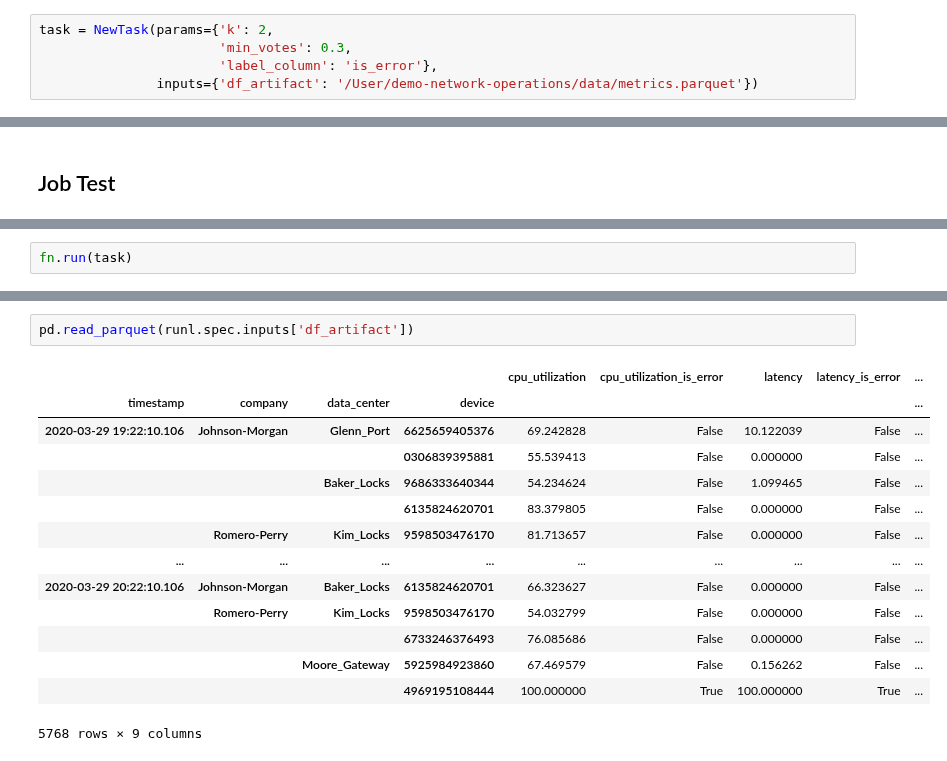
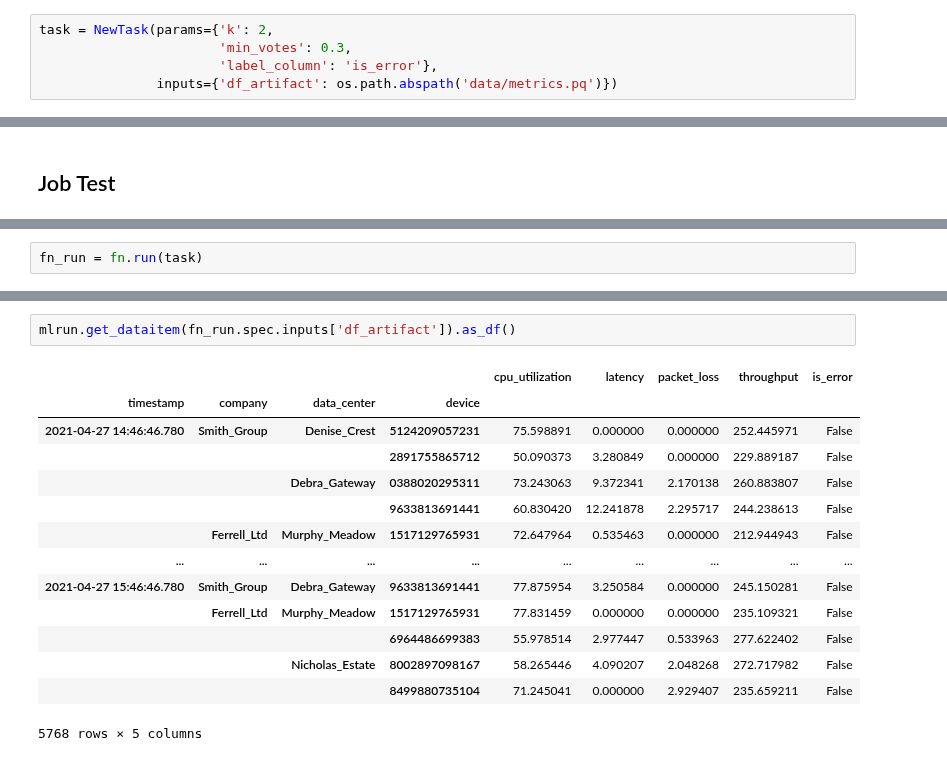
Before and after one commit to mlrun/functions, a Jupyter notebook: feature_selection/feature_selection.ipynb, the cells around one changed output, grey strips where cells are left out. Drawn from its saved outputs; the diff is of its cells as text.

Commit message:
df artifact brought through as_df api

```diff
--- a/feature_selection/feature_selection.ipynb
+++ b/feature_selection/feature_selection.ipynb
@@ -250,7 +248,7 @@ mlconf.db_path = 'http://mlrun-api:8080'
 task = NewTask(params={'k': 2,
                        'min_votes': 0.3,
                        'label_column': 'is_error'},
-               inputs={'df_artifact': '/User/demo-network-operations/data/metrics.parquet'})
+               inputs={'df_artifact': os.path.abspath('data/metrics.pq')})
 # %%
 runl = run_local(task=task,
           name='feature_selection',
@@ -299,4 +287,4 @@ fn.apply(mount_v3io())
 <mlrun.runtimes.kubejob.KubejobRuntime at 0x...>
 # %%
-fn.run(task)
+fn_run = fn.run(task)
 # %% [output]
@@ -325,17 +303,17 @@ to track results use .show() or .logs() or in CLI:
 # %%
-pd.read_parquet(runl.spec.inputs['df_artifact'])
+mlrun.get_dataitem(fn_run.spec.inputs['df_artifact']).as_df()
 # %% [output]
-|  |  |  |  | cpu_utilization | cpu_utilization_is_error | latency | latency_is_error | ... |
-| timestamp | company | data_center | device |  |  |  |  | ... |
-| 2020-03-29 19:22:10.106 | Johnson-Morgan | Glenn_Port | 6625659405376 | 69.242828 | False | 10.122039 | False | ... |
-|  |  |  | 0306839395881 | 55.539413 | False | 0.000000 | False | ... |
-|  |  | Baker_Locks | 9686333640344 | 54.234624 | False | 1.099465 | False | ... |
-|  |  |  | 6135824620701 | 83.379805 | False | 0.000000 | False | ... |
-|  | Romero-Perry | Kim_Locks | 9598503476170 | 81.713657 | False | 0.000000 | False | ... |
+|  |  |  |  | cpu_utilization | latency | packet_loss | throughput | is_error |
+| timestamp | company | data_center | device |  |  |  |  |  |
+| 2021-04-27 14:46:46.780 | Smith_Group | Denise_Crest | 5124209057231 | 75.598891 | 0.000000 | 0.000000 | 252.445971 | False |
+|  |  |  | 2891755865712 | 50.090373 | 3.280849 | 0.000000 | 229.889187 | False |
+|  |  | Debra_Gateway | 0388020295311 | 73.243063 | 9.372341 | 2.170138 | 260.883807 | False |
+|  |  |  | 9633813691441 | 60.830420 | 12.241878 | 2.295717 | 244.238613 | False |
+|  | Ferrell_Ltd | Murphy_Meadow | 1517129765931 | 72.647964 | 0.535463 | 0.000000 | 212.944943 | False |
 | ... | ... | ... | ... | ... | ... | ... | ... | ... |
-| 2020-03-29 20:22:10.106 | Johnson-Morgan | Baker_Locks | 6135824620701 | 66.323627 | False | 0.000000 | False | ... |
-|  | Romero-Perry | Kim_Locks | 9598503476170 | 54.032799 | False | 0.000000 | False | ... |
-|  |  |  | 6733246376493 | 76.085686 | False | 0.000000 | False | ... |
-|  |  | Moore_Gateway | 5925984923860 | 67.469579 | False | 0.156262 | False | ... |
-|  |  |  | 4969195108444 | 100.000000 | True | 100.000000 | True | ... |
+| 2021-04-27 15:46:46.780 | Smith_Group | Debra_Gateway | 9633813691441 | 77.875954 | 3.250584 | 0.000000 | 245.150281 | False |
+|  | Ferrell_Ltd | Murphy_Meadow | 1517129765931 | 77.831459 | 0.000000 | 0.000000 | 235.109321 | False |
+|  |  |  | 6964486699383 | 55.978514 | 2.977447 | 0.533963 | 277.622402 | False |
+|  |  | Nicholas_Estate | 8002897098167 | 58.265446 | 4.090207 | 2.048268 | 272.717982 | False |
+|  |  |  | 8499880735104 | 71.245041 | 0.000000 | 2.929407 | 235.659211 | False |
-5768 rows × 9 columns
+5768 rows × 5 columns
```
Also changed, not shown: parts of 11 cells of this notebook, 1 other file.
